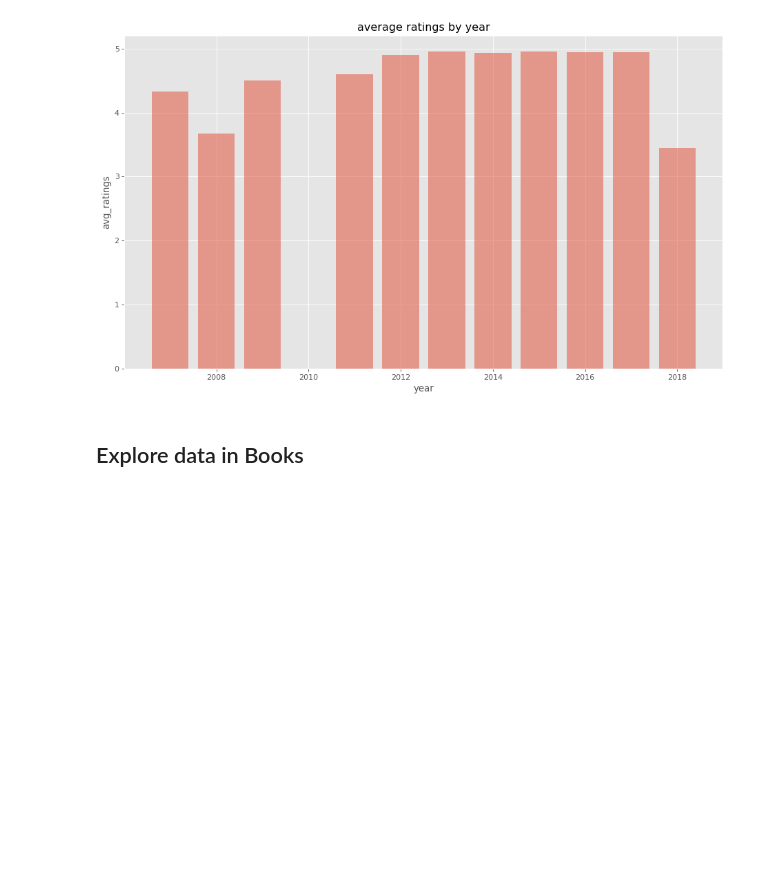
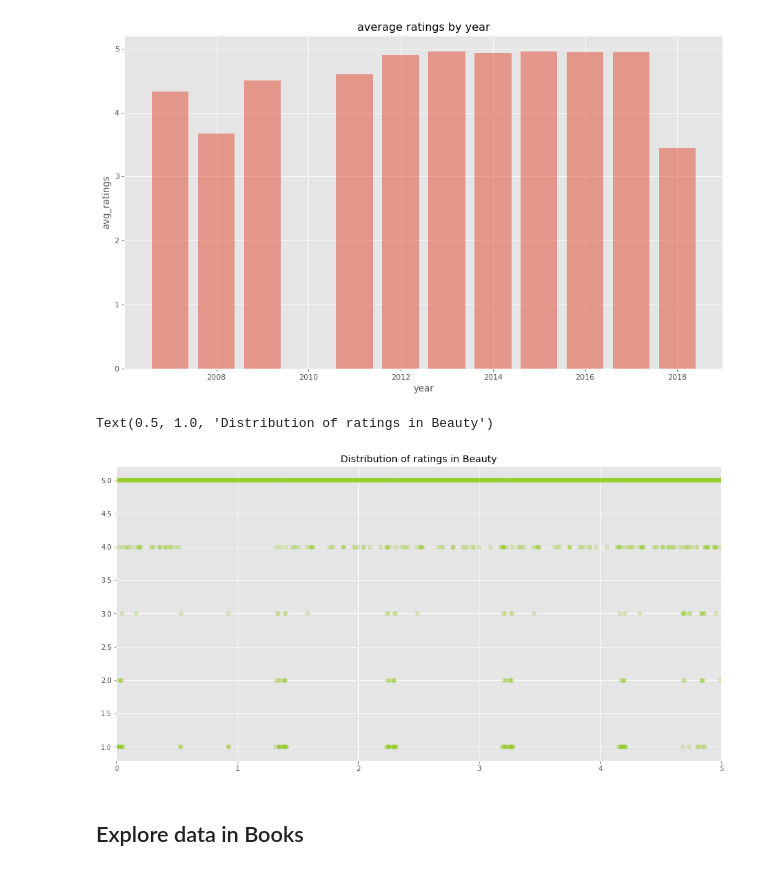
Before and after one commit to Nicole-LijuanChen/Patterns-in-Amazon-customer-ratings, a Jupyter notebook: data-cleaning.ipynb, the cells around one changed output. Drawn from its saved outputs; the diff is of its cells as text; code cells hidden in the pictures; blank space fills up the shorter version.

```diff
--- a/data-cleaning.ipynb
+++ b/data-cleaning.ipynb
@@ -247,6 +248,20 @@ ax.set_ylabel("avg_ratings")
 # %% [output]
 Text(0, 0.5, 'avg_ratings')
 [figure]
+# %%
+fig, ax = plt.subplots(1, figsize=(16, 8))
+
+x = np.linspace(0, 5, num=4280)
+ax.scatter(x, overall_beauty.collect(), color='yellowgreen',alpha=0.3)
+ax.set_xlim(0, 5)
+ax.set_title("Distribution of ratings in Beauty")
+df_years_books = pd.DataFrame({'ratings': overall_books.collect(),
+                             'years': years_books.collect()
+})
+df_years_books.head(5)
+# %% [output]
+Text(0.5, 1.0, 'Distribution of ratings in Beauty')
+[figure, added]
 # %% [markdown]
 ## Explore data in Books
 # %%
```
Also changed, not shown: parts of 18 cells of this notebook.
